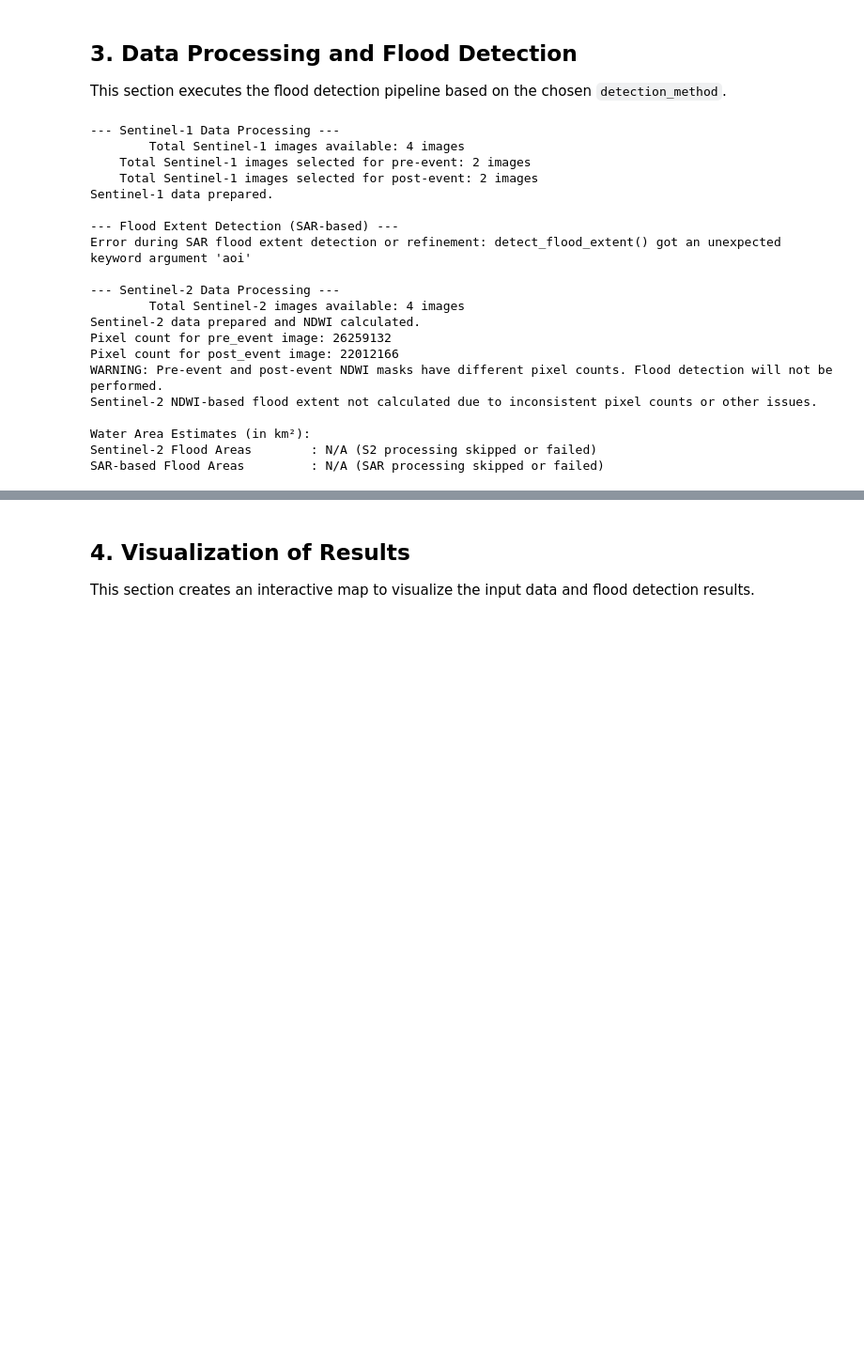
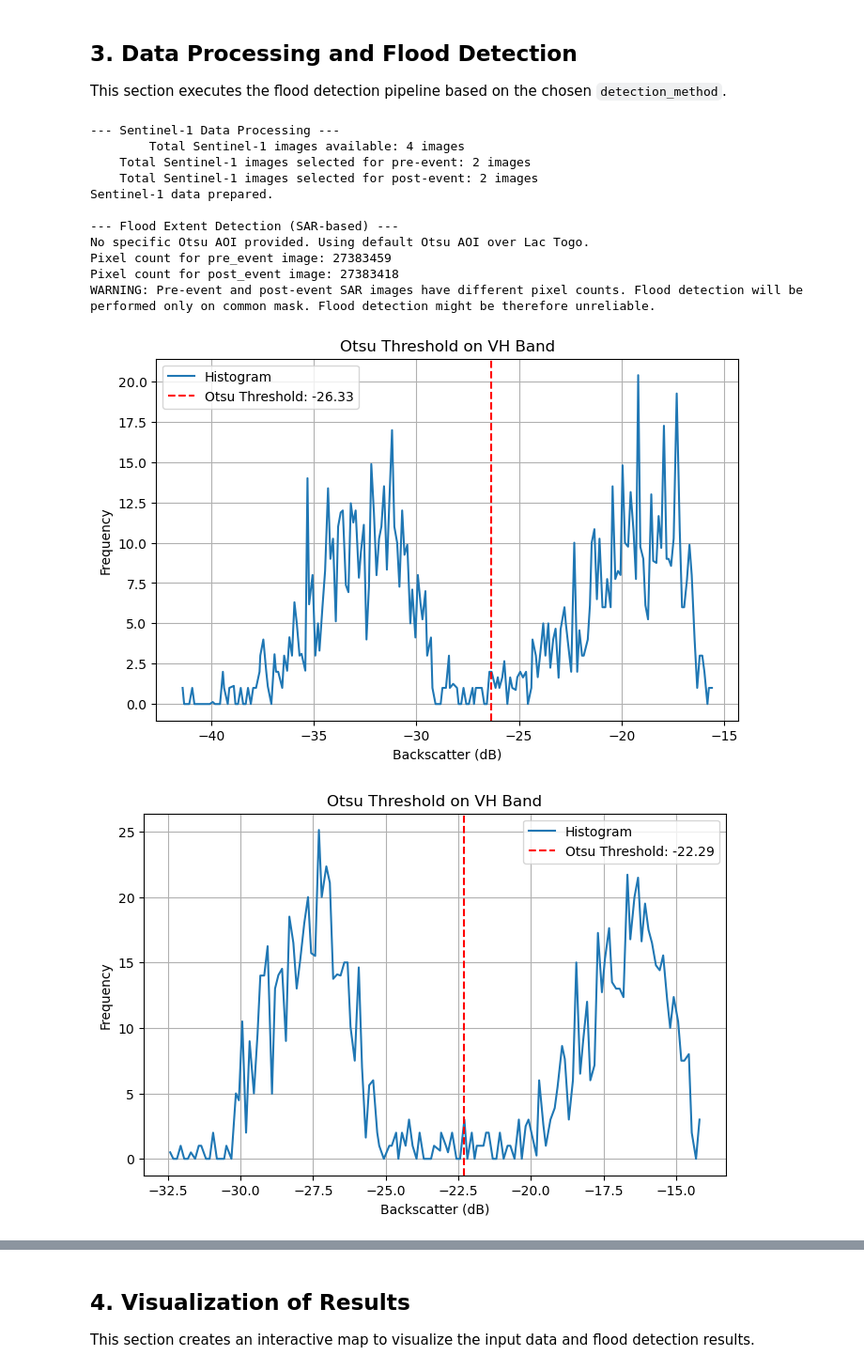
Before and after one commit to fadodo/flood_mapper, a Jupyter notebook: run_flood_mapping.ipynb, the cells around one changed output, grey strips where cells are left out. Shown: that part at 94% size. Saved outputs shown, nothing was run; the diff lists cells and outputs as text; code cells hidden in the pictures; blank space fills up the shorter version.

```diff
--- a/run_flood_mapping.ipynb
+++ b/run_flood_mapping.ipynb
@@ -144,18 +143,18 @@ if detection_method in ["sar", "both"]:
 
         if s1_flood_extent_image: # Only refine if initial flood extent was calculated
             s1_flooded_extend_image = flood_detection.refine_flood_extent_with_topology(s1_flood_extent_image, AOI)
-            s1_flooded_area_sqkm = flood_detection.calculate_flood_extension(s1_flooded_extend_image, AOI) # Updated call
+            s1_flooded_area_sqkm = flood_detection.calculate_flood_extension(s1_flooded_extend_image)
             print(f"Calculated effective SAR-based flooded area (after refinement): {s1_flooded_area_sqkm:.2f} km²")
         else:
             print("SAR-based flood extent not calculated due to inconsistent pixel counts or other issues.")
 
     except ValueError as e:
-        print(f"Sentinel-1 processing skipped due to: {e}")
+        print(f"Sentinel-1 processing skipped due to : {e}")
         sar_pre_event, sar_post_event = None, None
         s1_flood_extent_image = None
         s1_flooded_extend_image = None
     except Exception as e:
-        print(f"Error during SAR flood extent detection or refinement: {e}")
+        print(f"Error during SAR flood extent detection or refinement : {e}")
         s1_flood_extent_image = None
         s1_flooded_extend_image = None
 else:
@@ -163,8 +162,8 @@ else:
 
 
 if detection_method in ["s2", "both"]:
-    # --- Sentinel-2 Processing ---
-    print("\n--- Sentinel-2 Data Processing ---")
+    # ---  Sentinel-2 Processing ---
+    print("\n---  Sentinel-2 Data Processing ---")
     s2_start_date = event_date.advance(-s2_search_days, 'day')
     s2_end_date = event_date.advance(s2_search_days, 'day')
 
@@ -182,54 +181,47 @@ if detection_method in ["s2", "both"]:
 
         if s2_flood_extent_image: # Only refine if initial flood extent was calculated
             s2_flooded_extent_image = flood_detection.refine_flood_extent_with_topology(s2_flood_extent_image, AOI)
-            s2_flooded_area_sqkm = flood_detection.calculate_flood_extension(s2_flooded_extent_image, AOI) # Updated call
-            print(f"Calculated Sentinel-2 NDWI-based flooded area: {s2_flooded_area_sqkm:.2f} km²")
+            s2_flooded_area_sqkm = flood_detection.calculate_flood_extension(s2_flooded_extent_image)
+            print(f"Calculated Sentinel-2 NDWI-based flooded area : {s2_flooded_area_sqkm:.2f} km²")
         else:
             print("Sentinel-2 NDWI-based flood extent not calculated due to inconsistent pixel counts or other issues.")
 
     except ValueError as e:
-        print(f"Sentinel-2 processing skipped due to: {e}")
+        print(f"Sentinel-2 processing skipped due to : {e}")
         s2_pre_event, s2_post_event = None, None
         ndwi_pre_event_mask, ndwi_post_event_mask = None, None
         s2_flood_extent_image = None
         s2_flooded_extent_image = None
     except Exception as e:
-        print(f"Error during S2 flood extent detection or refinement: {e}")
+        print(f"Error during S2 flood extent detection or refinement : {e}")
         s2_flood_extent_image = None
         s2_flooded_extent_image = None
 else:
     print("\nSkipping Sentinel-2 processing and flood detection as per user selection.")
 
 
-# --- Print Water Area Estimates ---
-print("\nWater Area Estimates (in km²):")
-if detection_method in ["s2", "both"] and s2_flooded_extent_image: # Only print if S2 flood extent was calculated
-    print(f"Flood Extent (Sentinel-2 NDWI): {s2_flooded_area_sqkm:.2f} km²")
+# --- Print Water Area Estimates  ---
+print("\nEWater Area Estimates  (in km²) :")
+if detection_method in ["s2", "both"] and s2_flooded_extent_image: # Afficher uniquement si l'étendue des inondations S2 a été calculée
+    print(f"Flood Extent (Sentinel-2 NDWI) : {s2_flooded_area_sqkm:.2f} km²")
 else:
     print("Sentinel-2 Flood Areas        : N/A (S2 processing skipped or failed)")
 
 if detection_method in ["sar", "both"] and s1_flooded_extend_image:
     print(f"Effective Flooded Area (SAR)  : {s1_flooded_area_sqkm:.2f} km²")
 else:
     print("SAR-based Flood Areas         : N/A (SAR processing skipped or failed)")
 # %% [output]
 --- Sentinel-1 Data Processing ---
         Total Sentinel-1 images available: 4 images
     Total Sentinel-1 images selected for pre-event: 2 images
     Total Sentinel-1 images selected for post-event: 2 images
 Sentinel-1 data prepared.
 
 --- Flood Extent Detection (SAR-based) ---
-Error during SAR flood extent detection or refinement: detect_flood_extent() got an unexpected keyword argument 'aoi'
-
---- Sentinel-2 Data Processing ---
-        Total Sentinel-2 images available: 4 images
-Sentinel-2 data prepared and NDWI calculated.
-Pixel count for pre_event image: 26259132
-Pixel count for post_event image: 22012166
-WARNING: Pre-event and post-event NDWI masks have different pixel counts. Flood detection will not be performed.
-Sentinel-2 NDWI-based flood extent not calculated due to inconsistent pixel counts or other issues.
-
-Water Area Estimates (in km²):
-Sentinel-2 Flood Areas        : N/A (S2 processing skipped or failed)
-SAR-based Flood Areas         : N/A (SAR processing skipped or failed)
+No specific Otsu AOI provided. Using default Otsu AOI over Lac Togo.
+Pixel count for pre_event image: 27383459
+Pixel count for post_event image: 27383418
+WARNING: Pre-event and post-event SAR images have different pixel counts. Flood detection will be performed only on common mask. Flood detection might be therefore unreliable.
+[figure, added]
+[figure, added]
```
Also changed, not shown: parts of 3 cells of this notebook, 3 other files.
